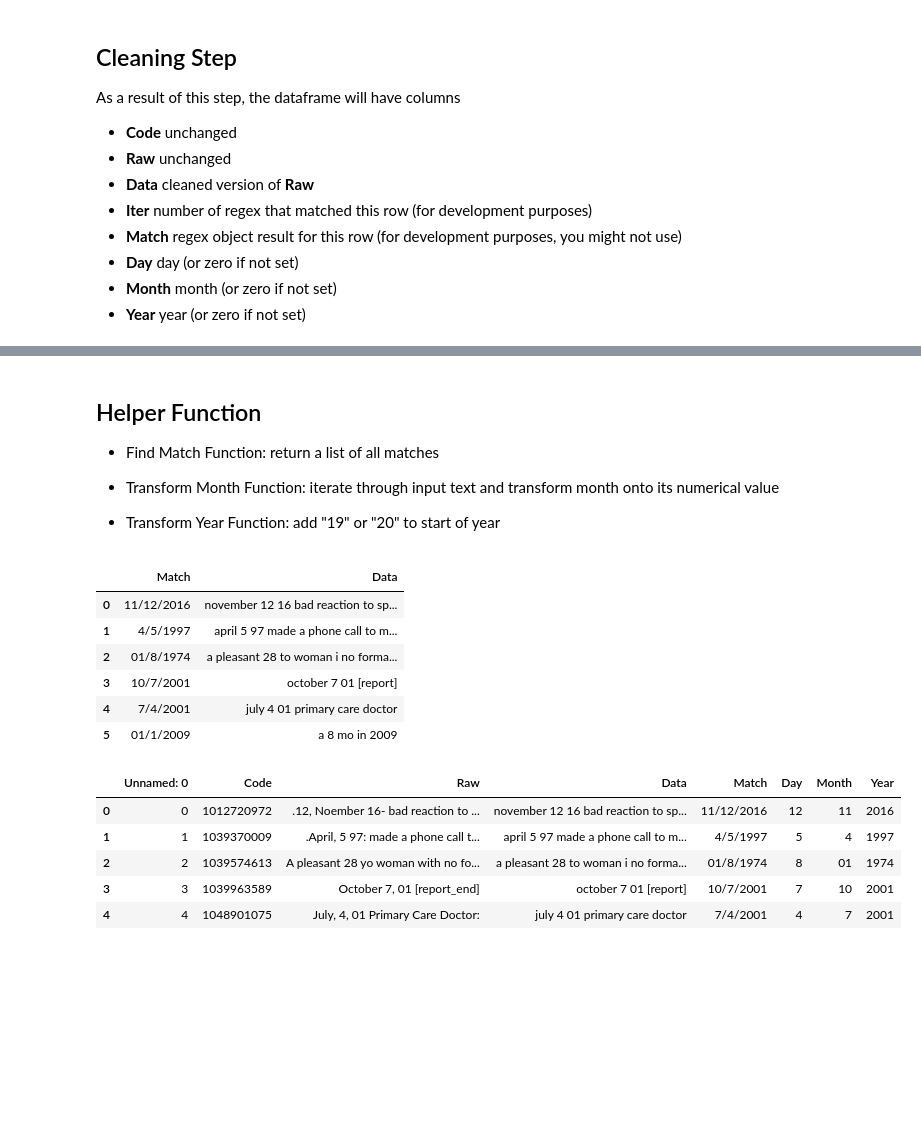
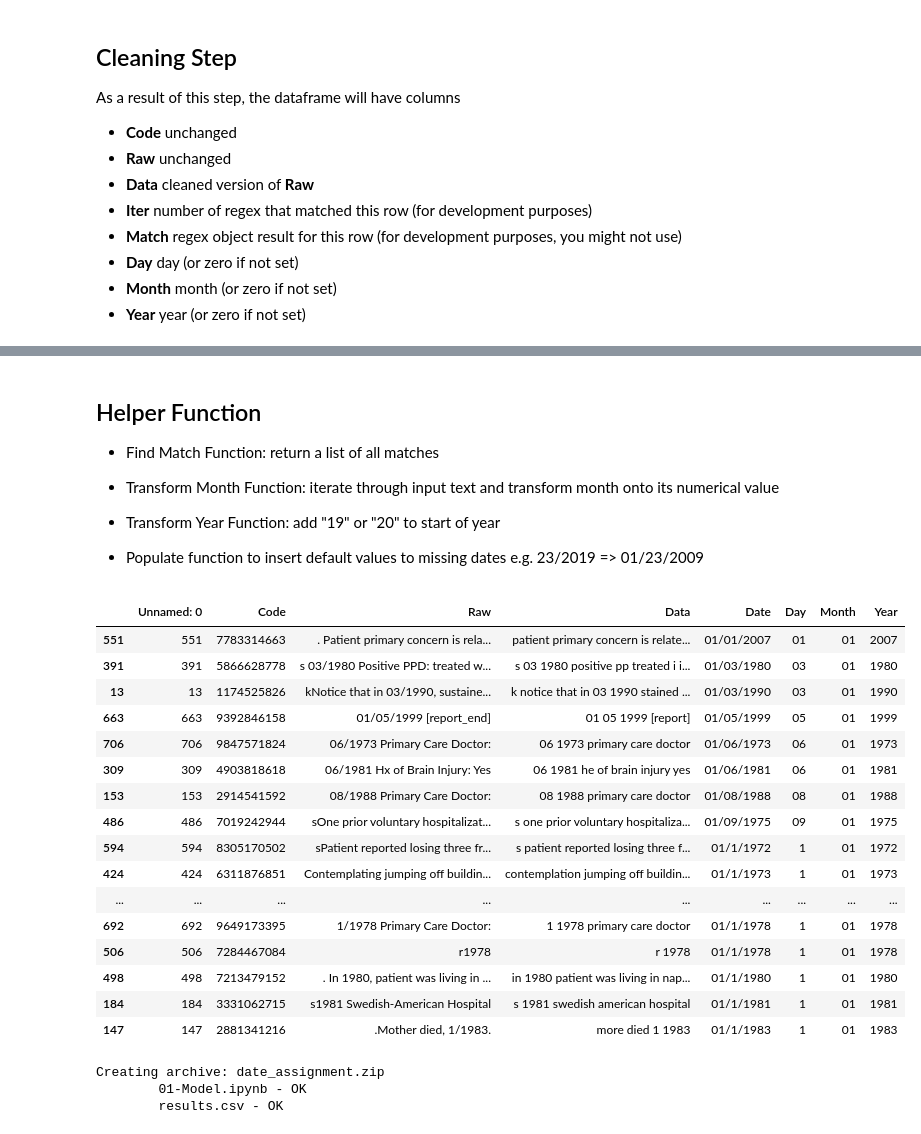
Before and after one commit to Esedicol/Data-Mining, a Jupyter notebook: DATE_MINING/01-Model.ipynb, the cells around one changed output, grey strips where cells are left out. Drawn from its saved outputs; the diff is of its cells as text; code cells hidden in the pictures; blank space fills up the shorter version.

```diff
--- a/DATE_MINING/01-Model.ipynb
+++ b/DATE_MINING/01-Model.ipynb
@@ -49,7 +49,7 @@ Using local copy of public.csv in folder src
 DELIMS = "[/\-\s]"
 
 # valid days range is from 1 to 31
-DAYS_RANGE = r"(3[01])(st|th|rd|nd)?|([012]?\d)(st|th|rd|nd)?"
+DAYS_RANGE = r"(3[01])|([012]?\d)"
 
 # valid months range is from 1 to 12
 MONTHS_NUM = r"1[012]|0?[1-9]"
@@ -63,12 +63,10 @@ YEARS_RANGE = r"19([2-9][0-9])|20([01][0-9])|([2-9][0-9])|([01][0-9])"
 DD_MM_YYYY = f"({DAYS_RANGE})({DELIMS})({MONTHS_RANGE})({DELIMS})({YEARS_RANGE})"
 MM_DD_YYYY = f"({MONTHS_RANGE})({DELIMS})({DAYS_RANGE})({DELIMS})({YEARS_RANGE})"
 MM_YYYY = f"({MONTHS_RANGE})({DELIMS})({YEARS_RANGE})"
-DD_YYYY = f"({DAYS_RANGE})({DELIMS})({YEARS_RANGE})"
-DD_MM = f"({DAYS_RANGE})({DELIMS})({MONTHS_RANGE})"
-MM_DD = f"({MONTHS_RANGE})({DELIMS})({DAYS_RANGE})"
+DD_YY = r"\s(3[01])|([012]?\d)\s(19([2-9][0-9])|20([01][0-9])|([2-9][0-9])|([01][0-9]))"
 YYYY = f"({YEARS_RANGE})"
 
-FULL_FORMAT = re.compile(f"({DD_MM_YYYY})|({MM_DD_YYYY})|({MM_YYYY})|({DD_YYYY})|({DD_MM})|({MM_DD})|({YYYY})")
+FULL_FORMAT = re.compile(f"({DD_MM_YYYY})|({MM_DD_YYYY})|({MM_YYYY})|({DD_YY})|({YYYY})")
 # %% [markdown]
 ## Cleaning Step
 
@@ -188,6 +194,8 @@ print(df.shape)
 - Transform Month Function: iterate through input text and transform month onto its numerical value
 
 - Transform Year Function: add "19" or "20" to start of year
+
+- Populate function to insert default values to missing dates e.g. 23/2019 => 01/23/2009
 # %%
 def transform_month(month):
     # search for months in text pattern
@@ -243,42 +251,64 @@ def find_match(pattern):
         for m in match:
             longest_match.append(m[0])
 
+        # retirive longest match values
         result = max(longest_match, key=len).strip()
+
         month_transform = transform_month(result)
         year_transform = transform_year(month_transform)
         populate_missing_dates = populate_missing_values(year_transform)
+
         match_array.append(populate_missing_dates) if len(longest_match) > 0 else match_array.append("None")
 
     return match_array
 
-df["Match"] = find_match(FULL_FORMAT)
+df["Date"] = find_match(FULL_FORMAT)
-# %%
-df[["Match","Data"]].loc[0:5]
-# %% [output]
-|  | Match | Data |
-| 0 | 11/12/2016 | november 12 16 bad reaction to sp... |
-| 1 | 4/5/1997 | april 5 97 made a phone call to m... |
-| 2 | 01/8/1974 | a pleasant 28 to woman i no forma... |
-| 3 | 10/7/2001 | october 7 01 [report] |
-| 4 | 7/4/2001 | july 4 01 primary care doctor |
-| 5 | 01/1/2009 | a 8 mo in 2009 |
 # %%
+# function to slice match values in order to access month, day and year values
 def slice_match(row, section):
     data = row.replace('//', '/')
     data_split = data.split('/')
 
     return data_split[section]
 
-
-df['Day'] = df.Match.apply(lambda txt: slice_match(txt, 1))
-df['Month'] = df.Match.apply(lambda txt: slice_match(txt, 0))
-df['Year'] = df.Match.apply(lambda txt: slice_match(txt, 2))
+# mapping values
+df['Day'] = df.Date.apply(lambda txt: slice_match(txt, 1))
+df['Month'] = df.Date.apply(lambda txt: slice_match(txt, 0))
+df['Year'] = df.Date.apply(lambda txt: slice_match(txt, 2))
-# %%
-df.head(5)
-# %% [output]
-|  | Unnamed: 0 | Code | Raw | Data | Match | Day | Month | Year |
-| 0 | 0 | 1012720972 | .12, Noember 16- bad reaction to ... | november 12 16 bad reaction to sp... | 11/12/2016 | 12 | 11 | 2016 |
-| 1 | 1 | 1039370009 | .April, 5 97: made a phone call t... | april 5 97 made a phone call to m... | 4/5/1997 | 5 | 4 | 1997 |
-| 2 | 2 | 1039574613 | A pleasant 28 yo woman with no fo... | a pleasant 28 to woman i no forma... | 01/8/1974 | 8 | 01 | 1974 |
-| 3 | 3 | 1039963589 | October 7, 01 [report_end] | october 7 01 [report] | 10/7/2001 | 7 | 10 | 2001 |
-| 4 | 4 | 1048901075 | July, 4, 01 Primary Care Doctor: | july 4 01 primary care doctor | 7/4/2001 | 4 | 7 | 2001 |
+# %%
+df = df.sort_values(by=['Date','Raw'])
+df.head(20)
+# %% [output]
+|  | Unnamed: 0 | Code | Raw | Data | Date | Day | Month | Year |
+| 551 | 551 | 7783314663 | . Patient primary concern is rela... | patient primary concern is relate... | 01/01/2007 | 01 | 01 | 2007 |
+| 391 | 391 | 5866628778 | s 03/1980 Positive PPD: treated w... | s 03 1980 positive pp treated i i... | 01/03/1980 | 03 | 01 | 1980 |
+| 13 | 13 | 1174525826 | kNotice that in 03/1990, sustaine... | k notice that in 03 1990 stained ... | 01/03/1990 | 03 | 01 | 1990 |
+| 663 | 663 | 9392846158 | 01/05/1999 [report_end] | 01 05 1999 [report] | 01/05/1999 | 05 | 01 | 1999 |
+| 706 | 706 | 9847571824 | 06/1973 Primary Care Doctor: | 06 1973 primary care doctor | 01/06/1973 | 06 | 01 | 1973 |
+| 309 | 309 | 4903818618 | 06/1981 Hx of Brain Injury: Yes | 06 1981 he of brain injury yes | 01/06/1981 | 06 | 01 | 1981 |
+| 153 | 153 | 2914541592 | 08/1988 Primary Care Doctor: | 08 1988 primary care doctor | 01/08/1988 | 08 | 01 | 1988 |
+| 486 | 486 | 7019242944 | sOne prior voluntary hospitalizat... | s one prior voluntary hospitaliza... | 01/09/1975 | 09 | 01 | 1975 |
+| 594 | 594 | 8305170502 | sPatient reported losing three fr... | s patient reported losing three f... | 01/1/1972 | 1 | 01 | 1972 |
+| 424 | 424 | 6311876851 | Contemplating jumping off buildin... | contemplation jumping off buildin... | 01/1/1973 | 1 | 01 | 1973 |
+| ... | ... | ... | ... | ... | ... | ... | ... | ... |
+| 692 | 692 | 9649173395 | 1/1978 Primary Care Doctor: | 1 1978 primary care doctor | 01/1/1978 | 1 | 01 | 1978 |
+| 506 | 506 | 7284467084 | r1978 | r 1978 | 01/1/1978 | 1 | 01 | 1978 |
+| 498 | 498 | 7213479152 | . In 1980, patient was living in ... | in 1980 patient was living in nap... | 01/1/1980 | 1 | 01 | 1980 |
+| 184 | 184 | 3331062715 | s1981 Swedish-American Hospital | s 1981 swedish american hospital | 01/1/1981 | 1 | 01 | 1981 |
+| 147 | 147 | 2881341216 | .Mother died, 1/1983. | more died 1 1983 | 01/1/1983 | 1 | 01 | 1983 |
+# %%
+df.to_csv("results.csv", index=False)
+from zipfile import ZipFile
+archive = "date_assignment.zip"
+print(f"Creating archive: {archive}")
+with ZipFile(archive,"w") as zip:
+    for f in ["01-Model.ipynb", "results.csv"]:
+        if os.path.isfile(f):
+            print(f"\t{f} - OK")
+            zip.write(f)
+        else:
+            print(f"\t{f} - Missing. Check this!")
+# %% [output]
+Creating archive: date_assignment.zip
+        01-Model.ipynb - OK
+        results.csv - OK
```
Also changed, not shown: parts of 3 cells of this notebook, 5 other files.
